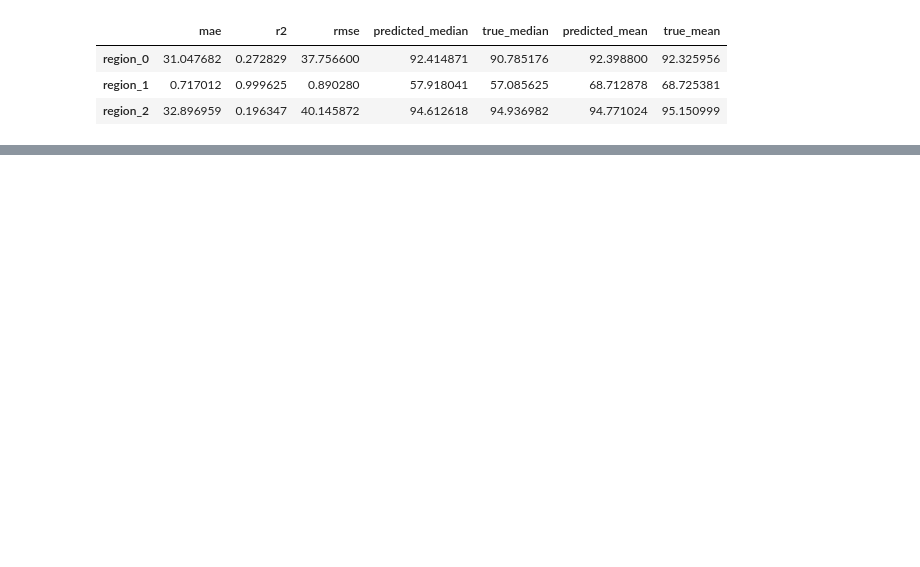
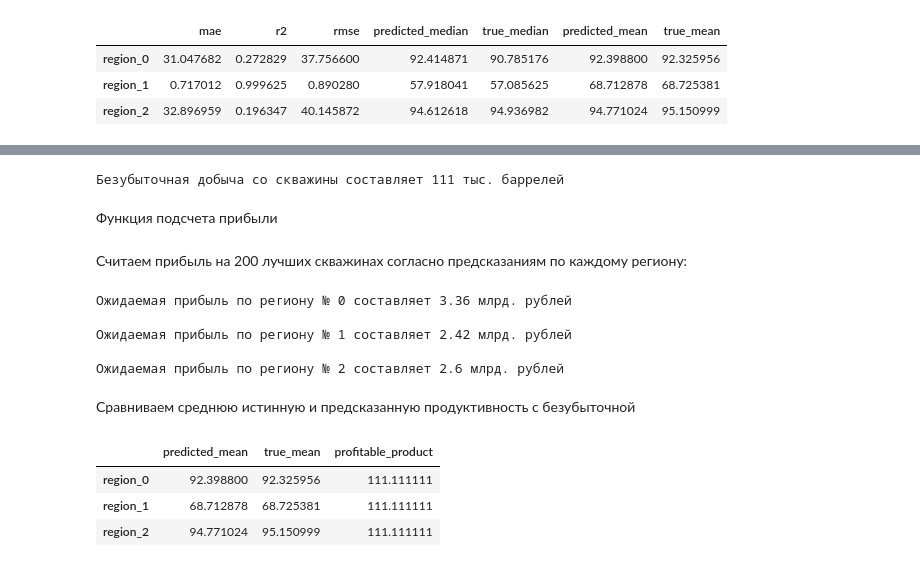
Before and after one commit to anthonypotekhin/studying, a Jupyter notebook: yandex_practicum/10_ml_business/ml_b_proj.ipynb, the cells around one changed output, grey strips where cells are left out. Drawn from its saved outputs; the diff is of its cells as text; code cells hidden in the pictures; blank space fills up the shorter version.

```diff
--- a/yandex_practicum/10_ml_business/ml_b_proj.ipynb
+++ b/yandex_practicum/10_ml_business/ml_b_proj.ipynb
@@ -461,9 +448,9 @@ data_2.query('(f1<-4.2) | (f1>4.6) | (f0<-4.2) | (f0>4.6) | (f2<-6) | (f2>11.5)'
 # %%
 RANDOM_STATE = 42
 # %%
-# создадим функцию сбора нужных метрик
+# создадим функцию сбора нужных метрик и сбора предсказаний
 
-def linear_metrics(df):
+def linear_results(df):
     # вытягиваем X,y и делим данные на тренировочные и тестовые
     X= df.drop('product', axis=1)
     y= df['product']
@@ -497,13 +484,22 @@ def linear_metrics(df):
     predicted_mean= np.mean(predictions)
     true_mean = np.mean(y_test)
 
-    return {'mae': mae,
+    metrics_dict = {'mae': mae,
             'r2': r2,
             'rmse': rmse,
             'predicted_median':predicted_median,    # предсказанное значение целевого признака (медиана)
             'true_median':true_median,              # истинное значение целевого признака (медиана)
             'predicted_mean':predicted_mean,    # предсказанное значение целевого признака (среднее)
             'true_mean':true_mean}              # истинное значение целевого признака (среднее)
+
+    # сохраним в таблицу истинные и предсказанные значения продуктивности скважины
+    true_pred_df = y_test.to_frame()
+    true_pred_df['predicted_product'] = predictions
+    true_pred_df.rename(columns={'product': 'true_product'}, inplace=True)
+
+
+    return metrics_dict, true_pred_df            # на выходе соберем словарь метрик и таблицу истинных и предсказанных значений
+                                                # по каждой скважине в регионе
 # %%
 lr_metrics_df = pd.DataFrame()
 
@@ -517,7 +513,8 @@ for i in range(3):
     dataset_name = get_dataset_name(df)
 
     # считаем все метрики в цикле, собираем в словарь
-    data_dict = linear_metrics(df)
+    # + записываем новые датафреймы истинных и предсказанных значений для каждой скважины в каждом регионе
+    data_dict, globals()[f"true_pred_region_{str(i)}"] = linear_results(df)
 
     # Преобразуем словарь во временный датафрейм
     temp_df = pd.DataFrame(data_dict, index=[f'region_{i}'])
@@ -537,0 +584,5 @@ lr_metrics_df
+# %%
+# исходные данные
+budget = 10_000_000_000         # бюджет
+num_wells = 200                 # число скважин в регионе
+rev_per_1000_bar = 450_000        # доход в руб за 1_000 баррелей
@@ -537,0 +594,7 @@ lr_metrics_df
+# %%
+profitable_amount_product_per_well = budget/ num_wells / rev_per_1000_bar
+print(f'Безубыточная добыча со скважины составляет {int(profitable_amount_product_per_well)} тыс. баррелей ')
+# %% [output]
+Безубыточная добыча со скважины составляет 111 тыс. баррелей
+# %% [markdown]
+Функция подсчета прибыли
@@ -537,0 +611,25 @@ lr_metrics_df
+# %% [markdown]
+Считаем прибыль на 200 лучших скважинах согласно предсказаниям по каждому региону:
+# %%
+for i in range(3):
+    df = globals()[f"true_pred_region_{str(i)}"]
+    print(f'Ожидаемая прибыль по региону № {i} составляет',
+          f'{round(revenue(df,number_of_wells=num_wells,rev_per_unit=rev_per_1000_bar)/10**9, 2)} млрд. рублей'
+                )
+    print()
+# %% [output]
+Ожидаемая прибыль по региону № 0 составляет 3.36 млрд. рублей
+
+Ожидаемая прибыль по региону № 1 составляет 2.42 млрд. рублей
+
+Ожидаемая прибыль по региону № 2 составляет 2.6 млрд. рублей
+# %% [markdown]
+Сравниваем среднюю истинную и предсказанную продуктивность с безубыточной
+# %%
+lr_metrics_df['profitable_product'] = profitable_amount_product_per_well
+lr_metrics_df[['predicted_mean', 'true_mean', 'profitable_product']]
+# %% [output]
+|  | predicted_mean | true_mean | profitable_product |
+| region_0 | 92.398800 | 92.325956 | 111.111111 |
+| region_1 | 68.712878 | 68.725381 | 111.111111 |
+| region_2 | 94.771024 | 95.150999 | 111.111111 |
```
Also changed, not shown: parts of 17 cells of this notebook.
